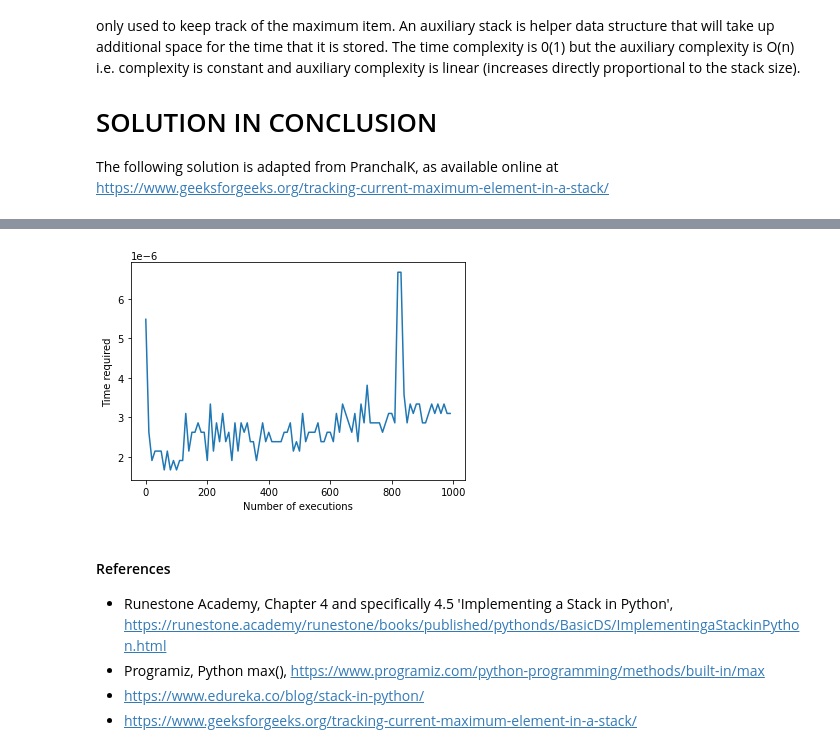
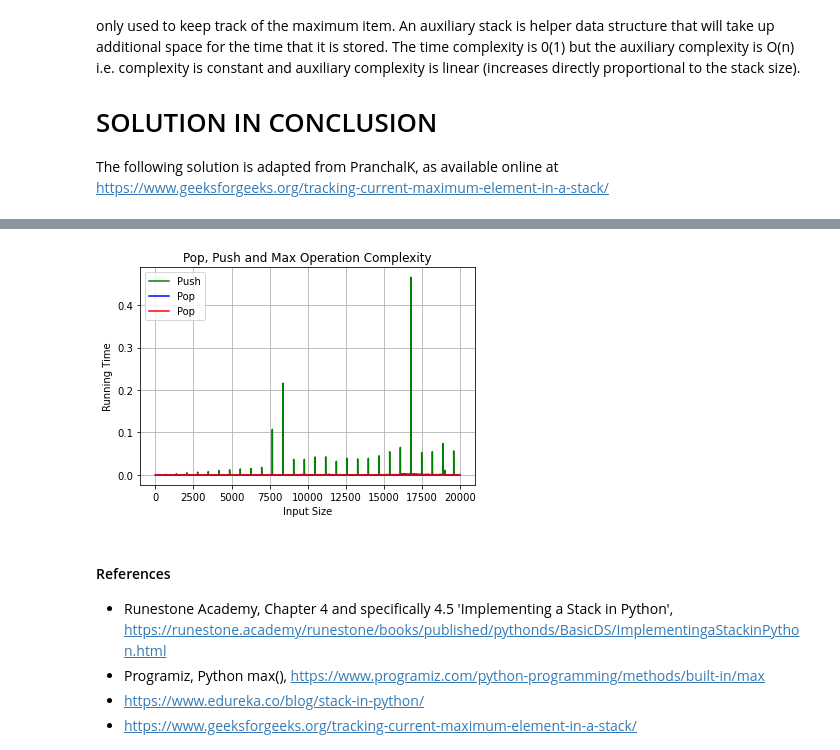
Before and after one commit to Ellezique/Python-workshop-tasks-W1, a Jupyter notebook: algorithms/one.ipynb, the cells around one changed output, grey strips where cells are left out. Drawn from its saved outputs; the diff is of its cells as text; code cells hidden in the pictures.

Commit message:
Graph tests for question 1 algorithm pop, push and max

```diff
--- a/algorithms/one.ipynb
+++ b/algorithms/one.ipynb
@@ -175,6 +175,24 @@ s.printlist()  # [1]
 print(s.pop()) # first out. pop 1
 s.printlist() # empty array
 print("The list size is: ", s.size()) # 0
+
+
+#TESTING
+list_of_int = 100000
+list1 = [randint(0,1000) for i in range(list_of_int)] # random integer between 0 to 999.
+times=[]
+#TEST PUSH
+for x in range(0, list_of_int ,100):
+    start_time = time.time()
+    list2 = s.push(list1[:x])
+    elapsed_time = time.time() - start_time
+    times.append(elapsed_time)
+x=[i for i in range(0, list_of_int ,100)]
+#Plot results
+plt.xlabel("Number of executions")
+plt.ylabel("Time required")
+plt.plot(x,times)
+plt.plot(x,times)
 # %% [output]
 The stack is empty:  True
 [1]
@@ -235,33 +253,55 @@ class StackMax:
         self.auxiliaryStack.pop()
 
 s = StackMax()
-list_of_int = 100000
+#TEST and plot
+list_of_int = 20000
 list1 = [randint(0,1000) for i in range(list_of_int)] # random integer between 0 to 999.
-times=[]
 #TEST PUSH
-for x in range(0, list_of_int ,100):
+times_push=[]
+for x_push in range(0, list_of_int):
     start_time = time.time()
-    list2 = s.push(list1[:x])
+    list2 = s.push(list1[:x_push])
     elapsed_time = time.time() - start_time
-    times.append(elapsed_time)
-x=[i for i in range(0, list_of_int ,100)]
+    times_push.append(elapsed_time)
+x_push=[i for i in range(0, list_of_int)]
+#TEST POP
+times_pop=[]
+#prepare a list of 1000 numbers for pop test
+pop_list = StackMax()
+for x_pop in range(0, 1000000):
+    pop_list.push(randint(0,1000))
+#run pop test
+for x_pop in range (0, list_of_int):
+    start_time = time.time()
+    list2 = pop_list.pop()
+    elapsed_time = time.time() - start_time
+    times_pop.append(elapsed_time)
+x_pop=[i for i in range(0, list_of_int)]
+#TEST MAX - this is a terrible test that tests max at the same point multiple times rather than testing at different stages between push and pops.
+#manually retested list of int with
+times_max=[]
+for x_max in range(0, list_of_int):
+    start_time = time.time()
+    pop_list.max()
+    elapsed_time = time.time() - start_time
+    times_max.append(elapsed_time)
+x_max=[i for i in range(0, list_of_int)]
 
-#TEST WORST CASE PUSH
-list3 = [i for i in range(5000)]
-times=[]
-for x in range(0,1000,10):
-    start_time = time.time()
-    list4 = s.push(list3[:x])
-    elapsed_time = time.time() - start_time
-    times.append(elapsed_time)
-x=[i for i in range(0,1000,10)]
+#TEST RESULT GRAPHS
+%matplotlib inline
+#Name x-axis, y-axis and whole graph
+plt.xlabel("Input Size")
+plt.ylabel("Running Time")
+plt.title("Pop, Push and Max Operation Complexity")
+# Plotting all the graphs
+plt.plot(x_push, times_push, color="green", label = "Push")
+plt.plot(x_pop, times_pop, color="blue", label = "Pop")
+plt.plot(x_max, times_max, color="red", label = "Pop")
+plt.grid()
+plt.legend()
+#Load the display window
+plt.show
 
-
-#This needs to be at the bottom to ensure the most recent results are plotted
-%matplotlib inline
-plt.xlabel("Number of executions")
-plt.ylabel("Time required")
-plt.plot(x,times)
 
 # s.push(50)
 # print(s.max())
@@ -275,4 +315,4 @@ plt.plot(x,times)
-[figure, old version]
+[figure, new version]
 # %% [markdown]
 #### References
 - Runestone Academy, Chapter 4 and specifically 4.5 'Implementing a Stack in Python', https://runestone.academy/runestone/books/published/pythonds/BasicDS/ImplementingaStackinPython.html
```
Also changed, not shown: parts of 2 cells of this notebook, 1 other file.
